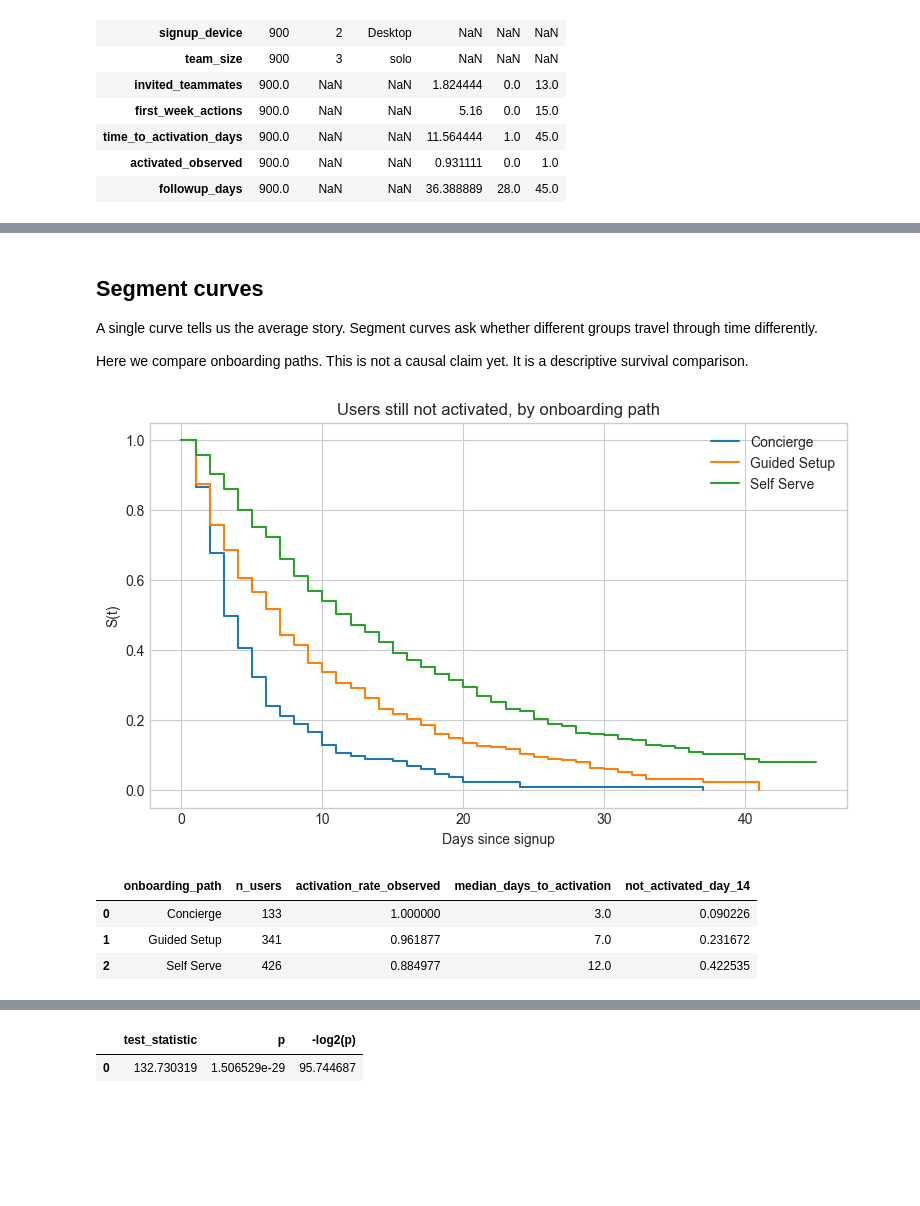
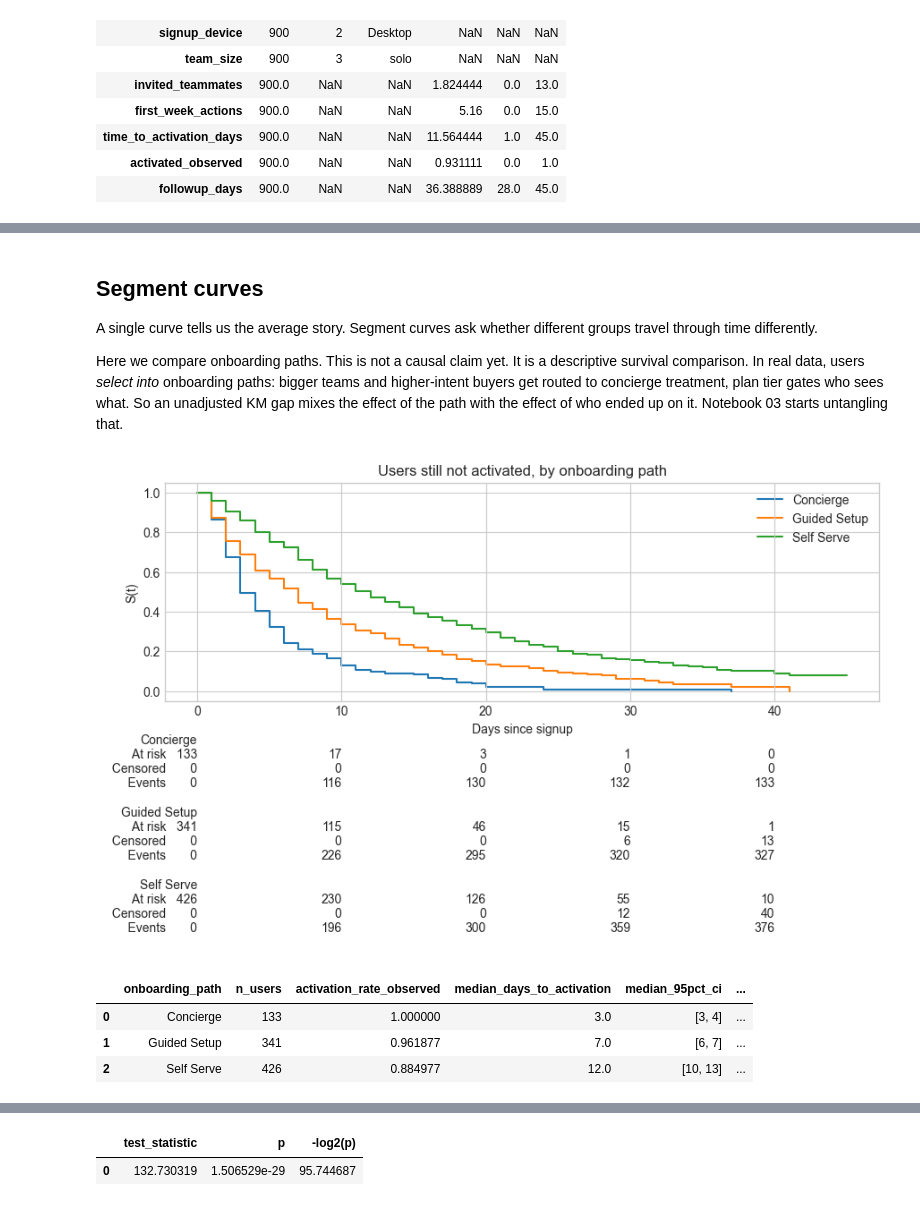
Before and after one commit to josephazar/Survival_Analysis_Demo, a Jupyter notebook: survival-analysis-intro/notebooks/02_kaplan_meier_and_log_rank.ipynb, the cells around one changed output, grey strips where cells are left out. Saved outputs shown, nothing was run; the diff lists cells and outputs as text; code cells hidden in the pictures; blank space fills up the shorter version.

```diff
--- a/survival-analysis-intro/notebooks/02_kaplan_meier_and_log_rank.ipynb
+++ b/survival-analysis-intro/notebooks/02_kaplan_meier_and_log_rank.ipynb
@@ -107,38 +123,46 @@ pd.DataFrame({
 
 A single curve tells us the average story. Segment curves ask whether different groups travel through time differently.
 
-Here we compare onboarding paths. This is not a causal claim yet. It is a descriptive survival comparison.
+Here we compare onboarding paths. This is not a causal claim yet. It is a descriptive survival comparison. In real data, users *select into* onboarding paths: bigger teams and higher-intent buyers get routed to concierge treatment, plan tier gates who sees what. So an unadjusted KM gap mixes the effect of the path with the effect of who ended up on it. Notebook 03 starts untangling that.
 # %%
-fig, ax = plt.subplots(figsize=(9, 5))
+from lifelines.plotting import add_at_risk_counts
+
+fig, ax = plt.subplots(figsize=(9, 6))
 summary_rows = []
+fitters = []
 
 for path_name, group in activation.groupby("onboarding_path"):
     model = KaplanMeierFitter()
     model.fit(
         group["time_to_activation_days"],
         event_observed=group["activated_observed"],
         label=path_name,
     )
     model.plot_survival_function(ax=ax, ci_show=False)
+    fitters.append(model)
+    median_ci = median_survival_times(model.confidence_interval_)
     summary_rows.append(
         {
             "onboarding_path": path_name,
             "n_users": len(group),
             "activation_rate_observed": group["activated_observed"].mean(),
             "median_days_to_activation": model.median_survival_time_,
+            "median_95pct_ci": f"[{median_ci.iloc[0, 0]:.0f}, {median_ci.iloc[0, 1]:.0f}]",
             "not_activated_day_14": float(model.survival_function_at_times(14).iloc[0]),
         }
     )
 
+add_at_risk_counts(*fitters, ax=ax)
 ax.set_title("Users still not activated, by onboarding path")
 ax.set_xlabel("Days since signup")
 ax.set_ylabel("S(t)")
+plt.tight_layout()
 plt.show()
 
 pd.DataFrame(summary_rows).sort_values("not_activated_day_14")
 # %% [output]
-[figure, old version]
+[figure, new version]
-|  | onboarding_path | n_users | activation_rate_observed | median_days_to_activation | not_activated_day_14 |
-| 0 | Concierge | 133 | 1.000000 | 3.0 | 0.090226 |
-| 1 | Guided Setup | 341 | 0.961877 | 7.0 | 0.231672 |
-| 2 | Self Serve | 426 | 0.884977 | 12.0 | 0.422535 |
+|  | onboarding_path | n_users | activation_rate_observed | median_days_to_activation | median_95pct_ci | ... |
+| 0 | Concierge | 133 | 1.000000 | 3.0 | [3, 4] | ... |
+| 1 | Guided Setup | 341 | 0.961877 | 7.0 | [6, 7] | ... |
+| 2 | Self Serve | 426 | 0.884977 | 12.0 | [10, 13] | ... |
```
Also changed, not shown: parts of 9 cells of this notebook, 4 other files.
